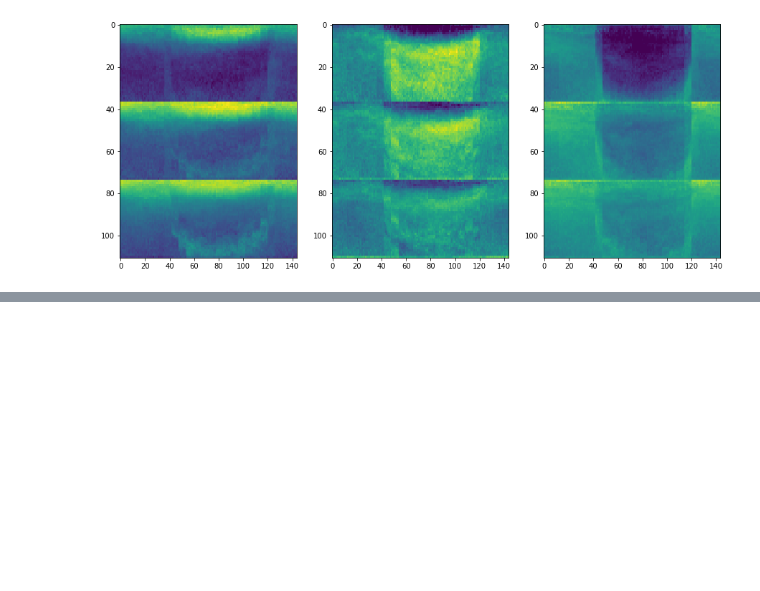
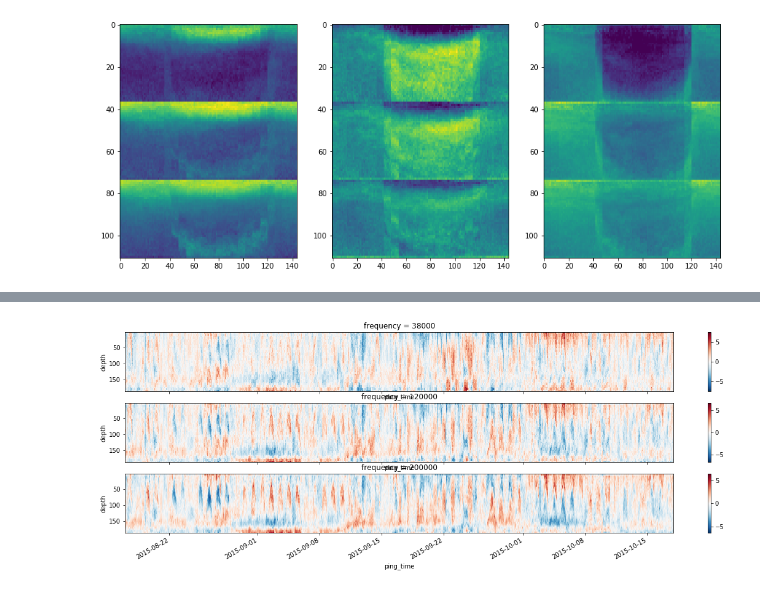
Before and after one commit to valentina-s/ooi_sonar, a Jupyter notebook: paper_data_reproduce/load_PCP_for_NMF.ipynb, the cells around one changed output, grey strips where cells are left out. Drawn from its saved outputs; the diff is of its cells as text; code cells hidden in the pictures; blank space fills up the shorter version.

```diff
--- a/paper_data_reproduce/load_PCP_for_NMF.ipynb
+++ b/paper_data_reproduce/load_PCP_for_NMF.ipynb
@@ -6,0 +11,3 @@ import tensorly as tl
+# %%
+MVBS = xr.open_dataset(os.path.join(MVBS_path, MVBS_file))
+MVBS
@@ -61,0 +108,19 @@ for icomp in range(3):
+# %%
+recon = np.matmul(H,W)
+# %%
+recon_da = xr.DataArray(np.moveaxis(recon.reshape([62, 3, 37, 144]),[0,1,2],[2,0,1]).reshape([3,37,-1]),
+                        coords=[('frequency', MVBS_rpca['frequency']),
+                                ('depth', MVBS_rpca['depth']),
+                                ('ping_time', MVBS['ping_time'])])
+# %%
+rpca_da = xr.DataArray(np.moveaxis(MVBS_rpca['low_rank'].values,[0,1,2],[2,0,1]).reshape([3,37,-1])-
+                       MVBS_rpca['low_rank'].values.min(),
+                       coords=[('frequency', MVBS_rpca['frequency']),
+                                ('depth', MVBS_rpca['depth']),
+                                ('ping_time', MVBS['ping_time'])])
+# %%
+fig, ax = plt.subplots(3, 1, figsize=(20,6), sharex=True)
+for ifreq, freq in enumerate([38000,120000,200000]):
+    (recon_da-rpca_da).sel(frequency=freq).plot(ax=ax[ifreq], yincrease=False)
+# %% [output]
+[figure, added]
```
Also changed, not shown: parts of 9 cells of this notebook.
